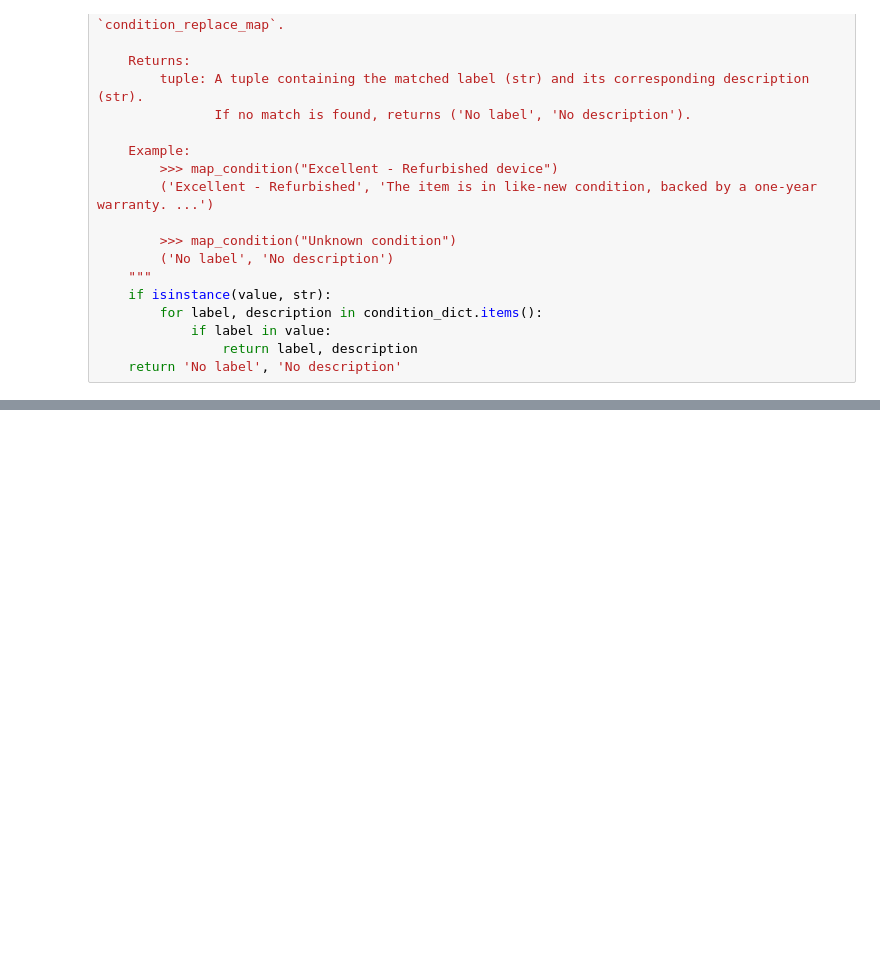
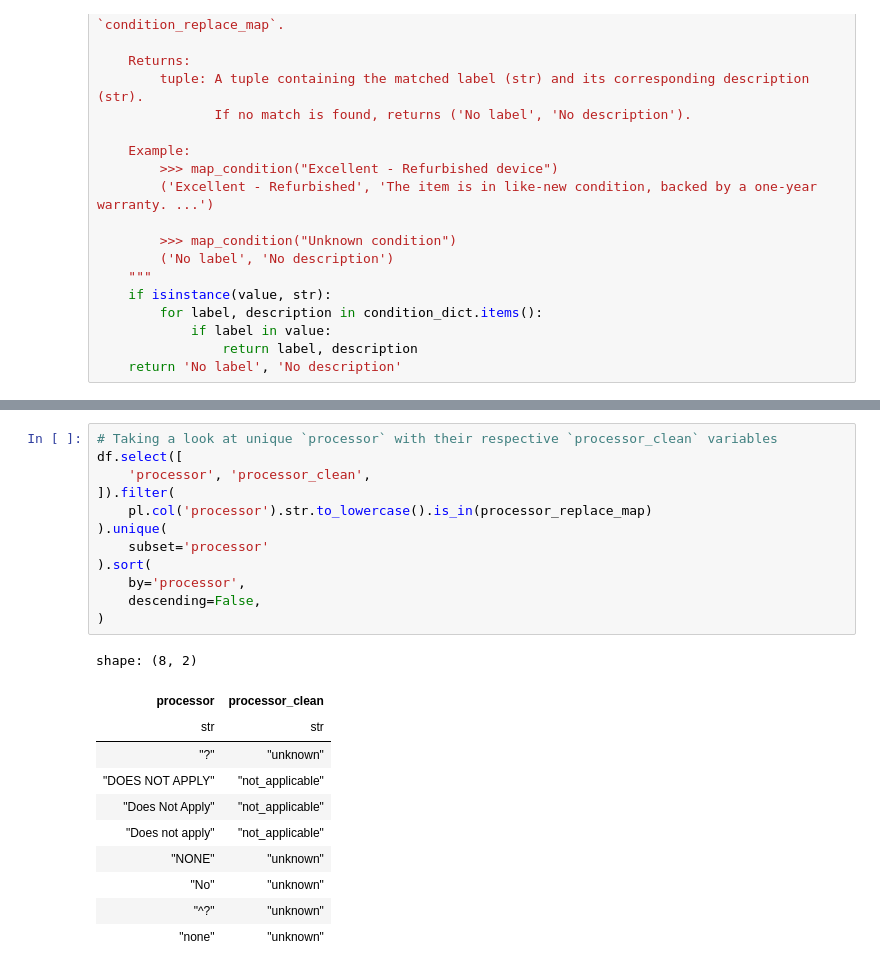
Before and after one commit to jxareas/laptop-price-catboost, a Jupyter notebook: notebooks/laptop_data_cleansing.ipynb, the cells around one changed output, grey strips where cells are left out. Cells and saved outputs as stored; diff of their text form; blank space fills up the shorter version.

```diff
--- a/notebooks/laptop_data_cleansing.ipynb
+++ b/notebooks/laptop_data_cleansing.ipynb
@@ -338,0 +372,24 @@ shape: (18, 2)
+# %%
+# Taking a look at unique `processor` with their respective `processor_clean` variables
+df.select([
+    'processor', 'processor_clean',
+]).filter(
+    pl.col('processor').str.to_lowercase().is_in(processor_replace_map)
+).unique(
+    subset='processor'
+).sort(
+    by='processor',
+    descending=False,
+)
+# %% [output]
+shape: (8, 2)
+| processor | processor_clean |
+| str | str |
+| "?" | "unknown" |
+| "DOES NOT APPLY" | "not_applicable" |
+| "Does Not Apply" | "not_applicable" |
+| "Does not apply" | "not_applicable" |
+| "NONE" | "unknown" |
+| "No" | "unknown" |
+| "^?" | "unknown" |
+| "none" | "unknown" |
```
Also changed, not shown: parts of 6 cells of this notebook, 1 other file.
